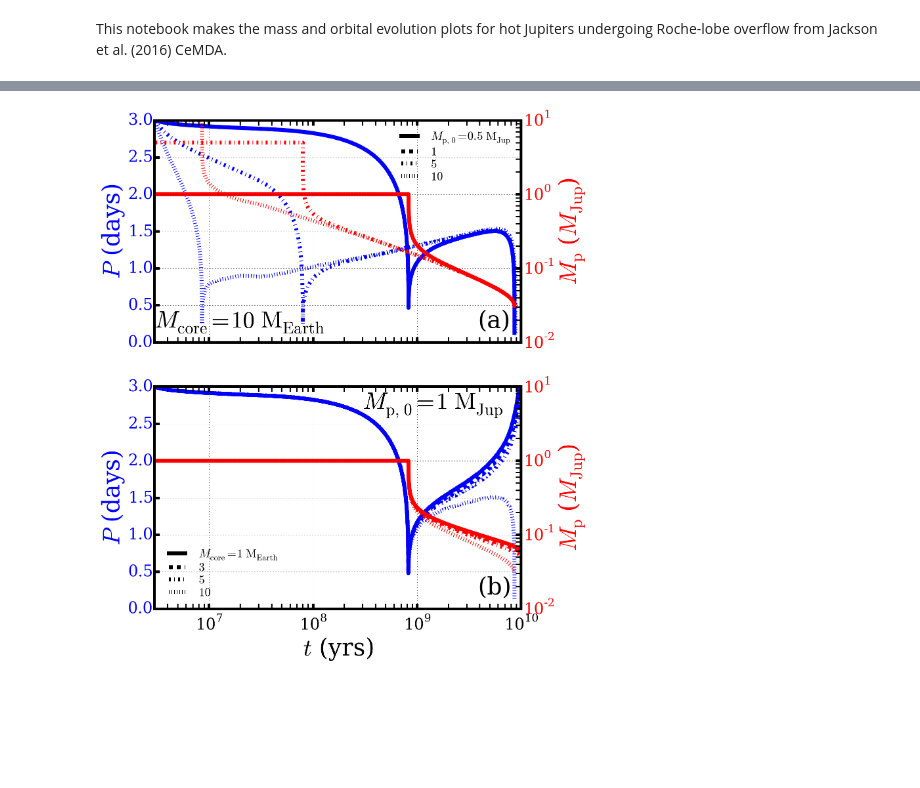
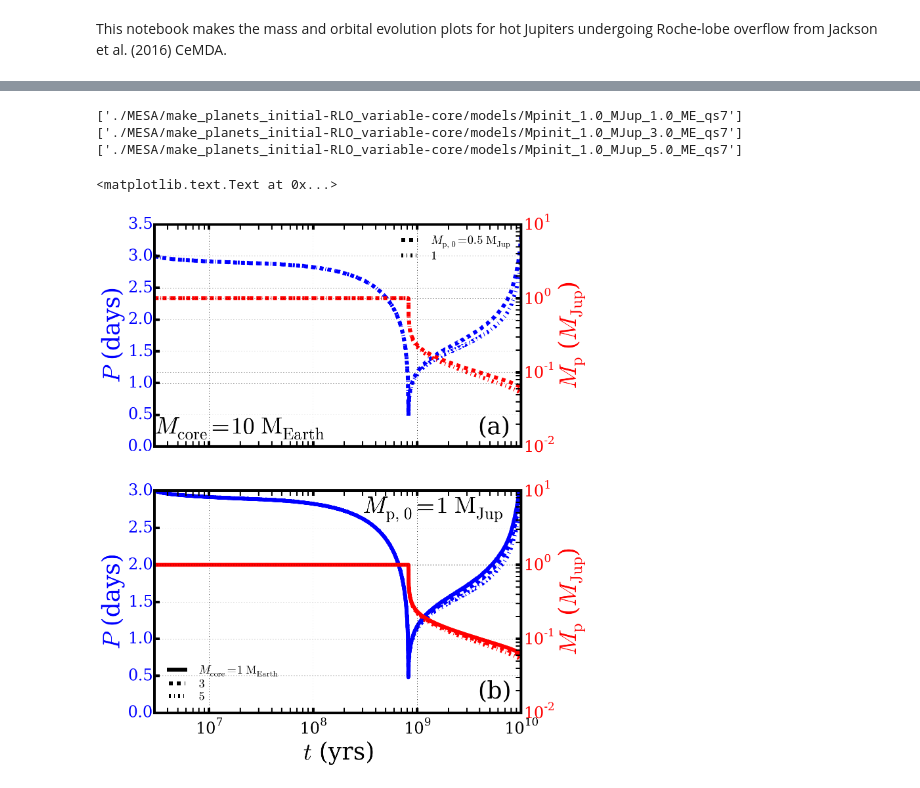
Before and after one commit to decaelus/CeMDA_tidal_evol, a Jupyter notebook: plot_mass_orbital_evolution_variable-Mp0-Mcore.ipynb, the cells around one changed output, grey strips where cells are left out. Cells and saved outputs as stored; diff of their text form; code cells hidden in the pictures; blank space fills up the shorter version.

```diff
--- a/plot_mass_orbital_evolution_variable-Mp0-Mcore.ipynb
+++ b/plot_mass_orbital_evolution_variable-Mp0-Mcore.ipynb
@@ -42,7 +40,12 @@ ax2.set_ylabel('$M_\mathrm{p}$ ($M_\mathrm{Jup}$)', color='r', fontsize=36)
 for cur_initial_mass in initial_masses:
     ls = next(linecycler)
 
-    directory = (glob.glob('./MESA/make_planets_initial-RLO_10Mearth/models/*%.1f*_qs5' % cur_initial_mass.value))
+#    directory = (glob.glob('./MESA/make_planets_initial-RLO_10Mearth/models/*%.1f*_qs5' % cur_initial_mass.value))
+    directory = (glob.glob('./MESA/make_planets_initial-RLO_variable-core/models/*MJup_*%.1f*_ME*_qs7' %
+                            cur_initial_mass.value))
+    if(len(directory) == 0):
+        continue
+
     hst = ms.MesaData(file_name=directory[0] + '/binary_history.data')
 
     lines.extend(ax1.semilogx(hst.data('age'), hst.data('period_days'), ls=ls, color='b', lw=6))
@@ -89,35 +92,45 @@ ax2.set_ylabel('$M_\mathrm{p}$ ($M_\mathrm{Jup}$)', color='r', fontsize=36)
 for cur_core_mass in core_masses:
     ls = next(linecycler)
 
-    directory = (glob.glob('./MESA/make_planets_initial-RLO_variable-core/models/*MJup_*%.1f*_ME*_qs5' %
-                           cur_core_mass.value))
+#     directory = (glob.glob('./MESA/make_planets_initial-RLO_variable-core/models/*MJup_*%.1f*_ME*_qs5' %
+#                            cur_core_mass.value))
+    directory = (glob.glob('./MESA/make_planets_initial-RLO_variable-core/models/*MJup_*%.1f*_ME*_qs7' %
+                            cur_core_mass.value))
+    if(len(directory) == 0):
+        continue
+
+    print(directory)
     hst = ms.MesaData(file_name=directory[0] + '/binary_history.data')
 
     lines.extend(ax1.semilogx(hst.data('age'), hst.data('period_days'), ls=ls, color='b', lw=6))
     ax2.loglog(hst.data('age'), hst.data('star_1_mass')*Msol_to_MJup, ls=ls, color='r', lw=6)
 
 for tl in ax1.get_yticklabels():
     tl.set_color('b')
 for tl in ax2.get_yticklabels():
     tl.set_color('r')
 
 ax1.text(3e8, 2.7, '$M_{\\rm p,\ 0} = 1\ {\\rm M_{Jup}}$', fontsize=36)
 line_names = ["$M_{\\rm core} = %i\ {\\rm M_{Earth}}$" % core_masses[0].value]
 for cur_core_mass in core_masses[1:]:
     line_names.extend(["$%i$" % cur_core_mass.value])
 
 handles, labels = ax1.get_legend_handles_labels()
 leg = ax1.legend(lines, line_names, labelspacing=0.1, loc='lower left', fontsize=18)
 leg.draw_frame(False)
 #set the line color of each legend object
 for legobj in leg.legendHandles:
     legobj.set_color('black')
 
 ax1.set_xlim([3e6, 1e10])
 ax1.set_ylim([0, 3])
 
 ax1.text(4e9, 0.2, '(b)', fontsize=36)
 
-fig.savefig('plot_mass_orbital_evolution_variable-Mp0-Mcore.eps', dpi=1000, bbox_inches='tight')
+#fig.savefig('plot_mass_orbital_evolution_variable-Mp0-Mcore.eps', dpi=1000, bbox_inches='tight')
 # %% [output]
+['./MESA/make_planets_initial-RLO_variable-core/models/Mpinit_1.0_MJup_1.0_ME_qs7']
+['./MESA/make_planets_initial-RLO_variable-core/models/Mpinit_1.0_MJup_3.0_ME_qs7']
+['./MESA/make_planets_initial-RLO_variable-core/models/Mpinit_1.0_MJup_5.0_ME_qs7']
+<matplotlib.text.Text at 0x...>
-[figure, old version]
+[figure, new version]
```
Also changed, not shown: parts of 1 cell of this notebook.
